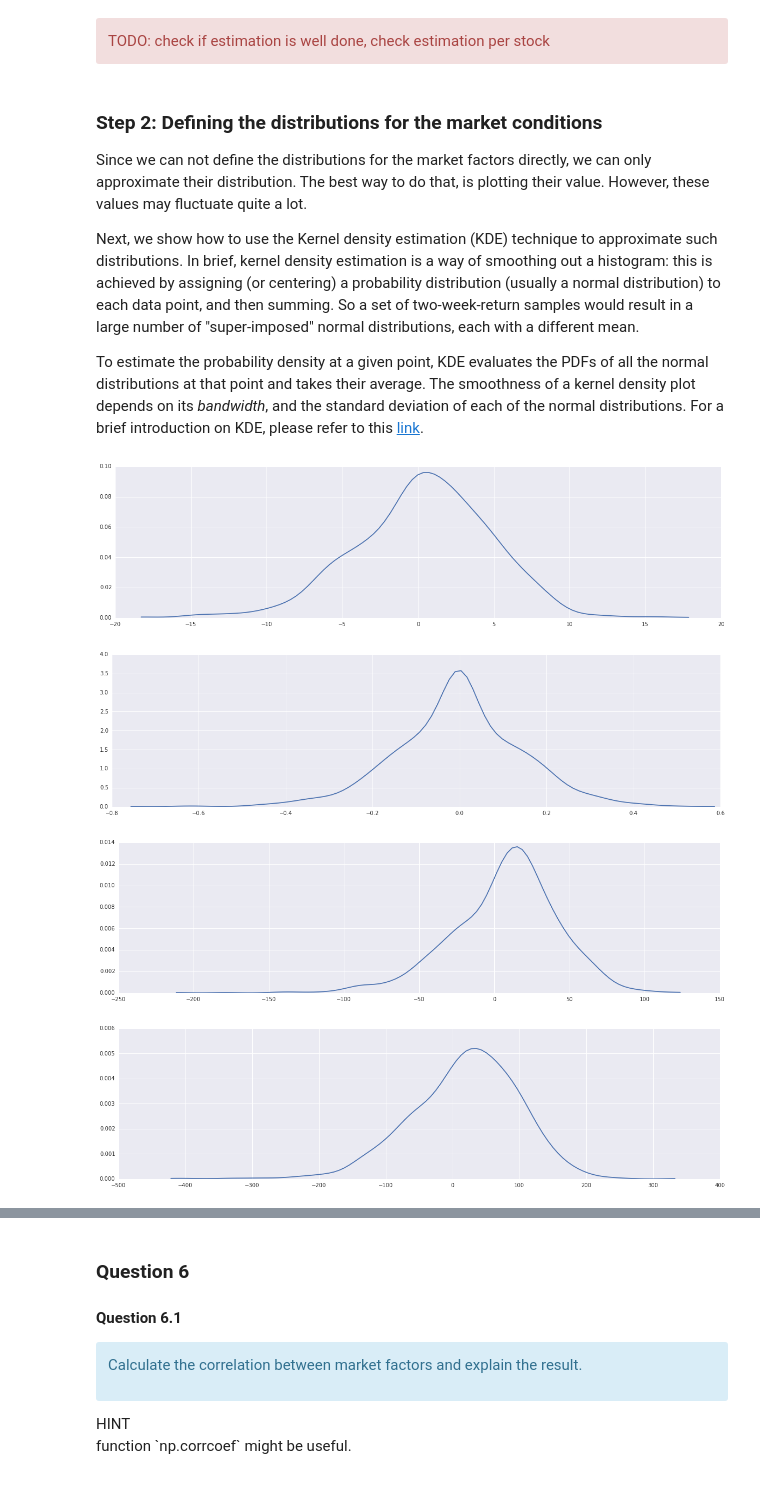
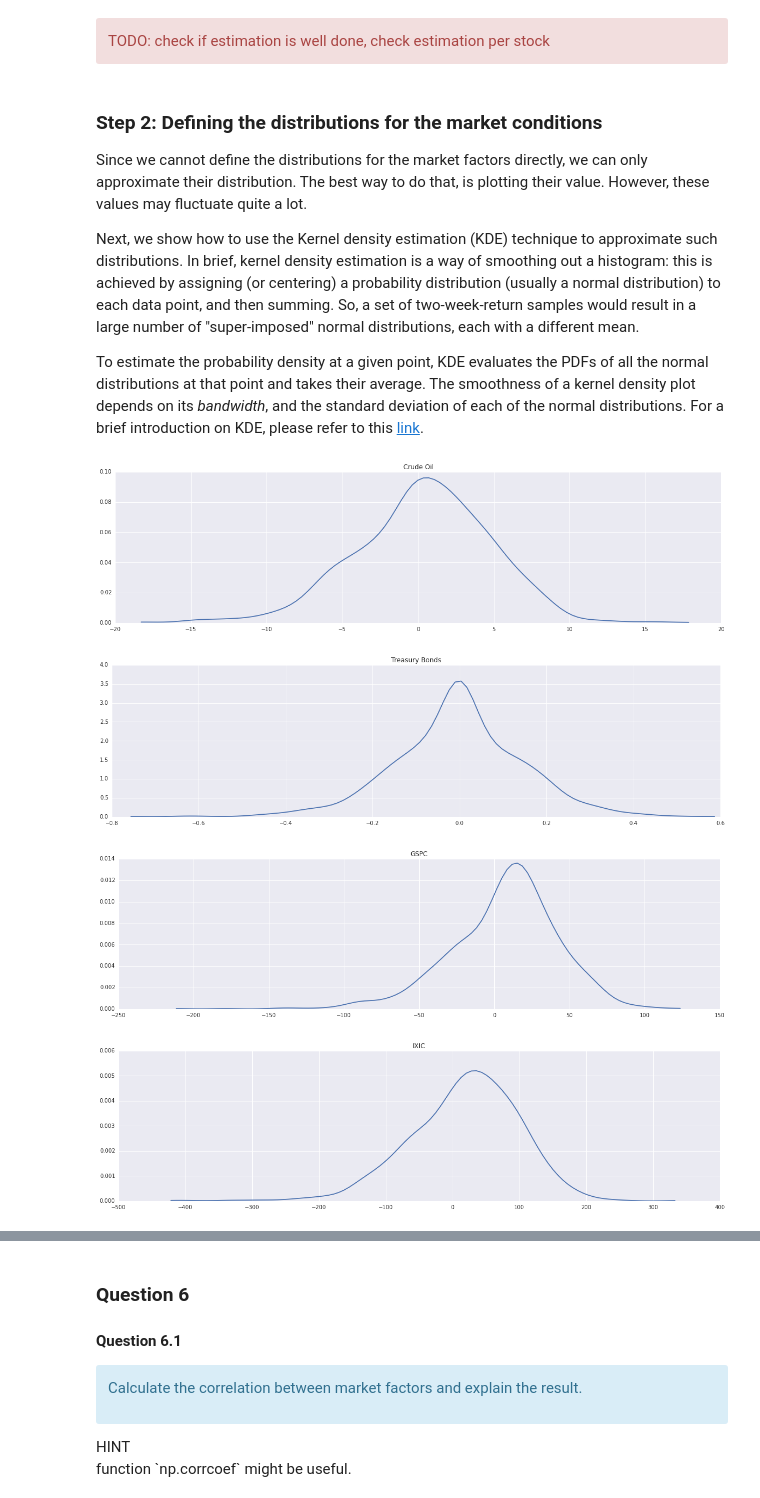
Before and after one commit to alegaballo/AML, a Jupyter notebook: [Lecture 7+8] Estimating Financial Risk through Monte Carlo Simulation.ipynb, the cells around one changed output, grey strips where cells are left out. Cells and saved outputs as stored; diff of their text form; code cells hidden in the pictures.

```diff
--- a/[Lecture 7+8] Estimating Financial Risk through Monte Carlo Simulation.ipynb
+++ b/[Lecture 7+8] Estimating Financial Risk through Monte Carlo Simulation.ipynb
@@ -956,45 +932,46 @@ TODO: check if estimation is well done, check estimation per stock
 </div>
 # %% [markdown]
 ### Step 2: Defining the distributions for the market conditions
-Since we can not define the distributions for the market factors directly, we can only approximate their distribution.
+Since we cannot define the distributions for the market factors directly, we can only approximate their distribution.
 The best way to do that, is plotting their value. However, these values may fluctuate quite a lot.
 
-Next, we show how to use the Kernel density estimation (KDE) technique to approximate such distributions. In brief, kernel density estimation is a way of smoothing out a histogram: this is achieved by assigning (or centering) a probability distribution (usually a normal distribution) to each data point, and then summing. So a set of two-week-return samples would result in a large number of "super-imposed" normal distributions, each with a different mean.
+Next, we show how to use the Kernel density estimation (KDE) technique to approximate such distributions. In brief, kernel density estimation is a way of smoothing out a histogram: this is achieved by assigning (or centering) a probability distribution (usually a normal distribution) to each data point, and then summing. So, a set of two-week-return samples would result in a large number of "super-imposed" normal distributions, each with a different mean.
 
 To estimate the probability density at a given point, KDE evaluates the PDFs of all the normal distributions at that point and takes their average. The smoothness of a kernel density plot depends on its *bandwidth*, and the standard deviation of each of the normal distributions. For a brief introduction on KDE, please refer to this [link](https://en.wikipedia.org/wiki/Kernel_density_estimation).
 # %%
 from statsmodels.nonparametric.kernel_density import KDEMultivariate
 from statsmodels.nonparametric.kde import KDEUnivariate
 import matplotlib.pyplot as plt
 import scipy
 
-def plotDistribution(samples):
+def plotDistribution(samples, label = None):
     vmin = min(samples)
     vmax = max(samples)
     stddev = np.std(samples)
 
     domain = np.arange(vmin, vmax, (vmax-vmin)/100)
 
     # a simple heuristic to select bandwidth
     bandwidth = 1.06 * stddev * pow(len(samples), -.2)
 
     # estimate density
     kde = KDEUnivariate(samples)
     kde.fit(bw=bandwidth)
     density = kde.evaluate(domain)
 
     # plot
     plt.figure(figsize=(20,5))
+    if label:
+        plt.title(label)
     plt.plot(domain, density)
     plt.show()
 
-plotDistribution(factorsReturns[0])
-plotDistribution(factorsReturns[1])
-plotDistribution(factorsReturns[2])
-plotDistribution(factorsReturns[3])
+factors_names = ['Crude Oil', 'Treasury Bonds', 'GSPC', 'IXIC']
+for i in range(len(factorsReturns)):
+    plotDistribution(factorsReturns[i], factors_names[i])
 # %% [output]
-[figure, old version]
+[figure, new version]
-[figure, old version]
+[figure, new version]
-[figure, old version]
+[figure, new version]
-[figure, old version]
+[figure, new version]
 # %% [markdown]
```
Also changed, not shown: parts of 50 cells of this notebook.
